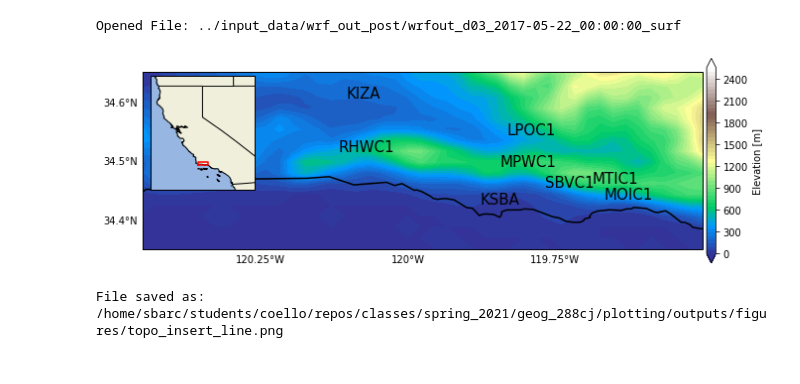
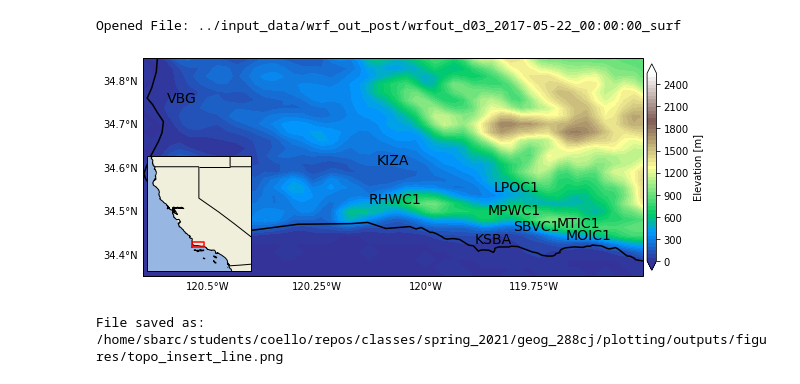
Before and after one commit to mmcoello/spring_2021, a Jupyter notebook: geog_288cj/plotting/analysis/topography_inset_map.ipynb, the cells around one changed output. Saved outputs shown, nothing was run; the diff lists cells and outputs as text; code cells hidden in the pictures.

Commit message:
updated topo code to include VBG, did some initial error stuff in the radiosonde code, updated station v wrf code so that it is ready to plot the wrf climo on the plots also

```diff
--- a/geog_288cj/plotting/analysis/topography_inset_map.ipynb
+++ b/geog_288cj/plotting/analysis/topography_inset_map.ipynb
@@ -158,40 +158,39 @@ def wrf_inset_topo(data, data_units, data_name, data_cols, data_titles, width, h
 
     extent_bounds_x = [bounds[0], bounds[0], bounds[1], bounds[1], bounds[0]]
     extent_bounds_y = [bounds[2], bounds [3], bounds [3], bounds[2], bounds[2]]
 
 #     plt.scatter(extent_bounds_x, extent_bounds_y, color = 'red', s = 10)
     plt.plot(extent_bounds_x, extent_bounds_y, '-r')
 
     # Display figure
     # save file name as start datetime end datetime and variable
     plot_name = data_name + '.png'
 
     plt.savefig(outdir+plot_name,  bbox_inches='tight', dpi = 120)
     plt.show()
     print('File saved as:', outdir+plot_name, '\n')
 
 # set topo contour levels
 topo_levels = np.arange(0, 2600, 50)
 
 
 # station locations and names
 labels_lats = [34.412, 34.48, 34.65]
 labels_lons = [-119.725, -119.745, -119.32]
 labels_names = ['SB',  'Santa Ynez Mountains', 'San Rafael \n Mountains']
 
-
-station_lats = [34.455886, 34.516658,  34.461397, 34.491333, 34.4350, 34.544397, 34.42611, 34.60694]
-station_lons = [ -119.725, -120.07,  -119.649014,  -119.796386, -119.625833,  -119.791286, -119.84361, -120.07556]
-stations = ["SBVC1", "RHWC1", "MTIC1", "MPWC1", "MOIC1", "LPOC1", "KSBA", "KIZA"]
-
+# these have been modified to fit in the map - they are not exact coordinates
+station_lats = [34.455886, 34.516658,  34.461397, 34.491333, 34.4350, 34.544397, 34.42611, 34.60694, 34.75]
+station_lons = [ -119.745, -120.07,  -119.649014,  -119.796386, -119.625833,  -119.791286, -119.84361, -120.07556, -120.56]
+stations = ["SBVC1", "RHWC1", "MTIC1", "MPWC1", "MOIC1", "LPOC1", "KSBA", "KIZA", "VBG"]
 
 
 
 ## ----------------------------------- plot topography ----------------------------------- ##
-wrf_inset_topo(topo, 'Elevation [m]', 'topo_insert_line', 'terrain', '', 12, 4, [-120.45, -119.5, 34.35, 34.65], 1, \
-           lats, lons, station_lons, station_lats, stations, 15, \
+wrf_inset_topo(topo, 'Elevation [m]', 'topo_insert_line', 'terrain', '', 12, 4, [-120.65, -119.5, 34.35, 34.85], 1, \
+           lats, lons, station_lons, station_lats, stations, 14, \
                   0, cross_lats, cross_lons, None, None, True, topo_levels, False, None, None, \
-           [0.12, 0.4, 0.15, 0.4], np.arange(34, 36, 0.1), np.arange(-119.0, -121.6, -0.25), fig_outdir)
+           [0.19, 0.14, 0.15, 0.4], np.arange(34, 36, 0.1), np.arange(-119.0, -121.6, -0.25), fig_outdir)
 # %% [output]
-[figure, old version]
+[figure, new version]
 File saved as: /home/sbarc/students/coello/repos/classes/spring_2021/geog_288cj/plotting/outputs/figures/topo_insert_line.png
```
Also changed, not shown: 7 other files.
